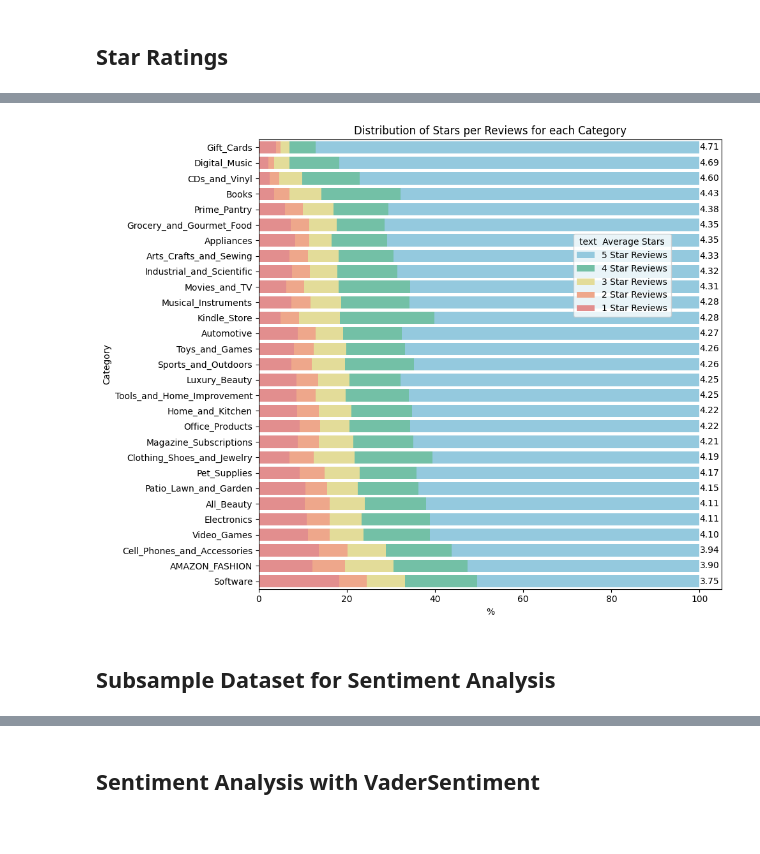
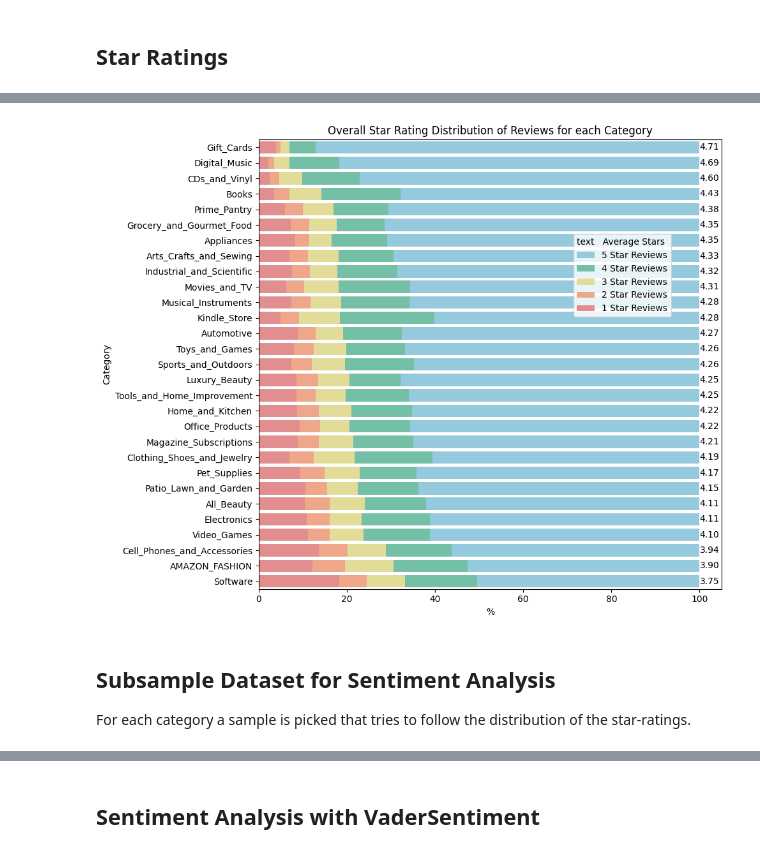
Before and after one commit to mkleinegger/amazon-reviews-sentinent-analysis, a Jupyter notebook: question1.ipynb, the cells around one changed output, grey strips where cells are left out. Drawn from its saved outputs; the diff is of its cells as text; code cells hidden in the pictures.

```diff
--- a/question1.ipynb
+++ b/question1.ipynb
@@ -6,13 +6,10 @@ import pandas as pd
 import numpy as np
 import seaborn as sns
 import matplotlib.pyplot as plt
-import warnings
+from pyspark.sql.functions import udf, count, col, coalesce, lit, avg
+from pyspark.sql.types import StringType, DoubleType
 from vaderSentiment.vaderSentiment import SentimentIntensityAnalyzer # Not in Requirements, poetry add vaderSentiment
 
-# data = ps.read_parquet('/data/data.parquet', index_col=['reviewerID', 'asin'])
-#data_sample = data.sample(frac=0.0001, random_state=42)
-#print(data_sample.shape)
-#data_sample.to_parquet('/data/data_sample.parquet', index_col=['reviewerID', 'asin'])
-
-data = ps.read_parquet('/data/data_sample.parquet', index_col=['reviewerID', 'asin'])
+data = ps.read_parquet('/data/data.parquet', index_col=['reviewerID', 'asin'])
+# data = ps.read_parquet('/data/data_sample.parquet', index_col=['reviewerID', 'asin'])
 # %% [output]
@@ -36,6 +24,10 @@ data_not_verified = data[data['verified'] == False]
 # %% [markdown]
 ## Star Ratings
 # %%
+##
+## Groups by Category and counts the number of ratings per Star Rating
+## Returned Columns: 'category', 'stars_1', 'stars_2', 'stars_3', 'stars_4', 'stars_5', 'number_of_reviews', 'average_rating'
+##
 def reduce_to_cat_stars(data):
     long_df = data.groupby(['category', 'overall']).size().reset_index(name='count')
     wide_df = long_df.pivot(index='category', columns='overall', values='count')
@@ -44,11 +36,11 @@ def reduce_to_cat_stars(data):
 
     df_cat_stars = wide_df.reset_index()
     df_cat_stars = df_cat_stars.sort_values(by=['category']).reset_index(drop=True)
-    df_cat_stars = df_cat_stars.assign(number_of_ratings=lambda x: x['stars_1'] + x['stars_2'] + x['stars_3'] + x['stars_4'] + x['stars_5'])
-    df_cat_stars = df_cat_stars.assign(average_rating=lambda x: (x['stars_1'] + x['stars_2']*2 + x['stars_3']*3 + x['stars_4']*4 + x['stars_5']*5) / x['number_of_ratings'])
+    df_cat_stars = df_cat_stars.assign(number_of_reviews=lambda x: x['stars_1'] + x['stars_2'] + x['stars_3'] + x['stars_4'] + x['stars_5'])
+    df_cat_stars = df_cat_stars.assign(average_rating=lambda x: (x['stars_1'] + x['stars_2']*2 + x['stars_3']*3 + x['stars_4']*4 + x['stars_5']*5) / x['number_of_reviews'])
 
     return df_cat_stars
 
 data_cat_stars = reduce_to_cat_stars(data_verified)
-ver_cat_stars = reduce_to_cat_stars(data_verified)
-notver_cat_stars = reduce_to_cat_stars(data_not_verified)
+# ver_cat_stars = reduce_to_cat_stars(data_verified)
+# notver_cat_stars = reduce_to_cat_stars(data_not_verified)
@@ -68,36 +62,37 @@ def plot_cat_stars(df_cat_stars):
 
     # Pastel-toned colors
     pastel_palette = ["#87CEEB", "#66CDAA", "#F0E68C", "#FFA07A", "#F08080"]
 
     # Plotting the stacked horizontal bar plot with pastel-toned colors
     plt.figure(figsize=(10, 8))
     ax1 = sns.barplot(x='stars_5', y='category', data=pd_com_df_cat_stars, orient='h', color=pastel_palette[0], label='5 Star Reviews')
     sns.barplot(x='stars_4', y='category', data=pd_com_df_cat_stars, orient='h', color=pastel_palette[1], label='4 Star Reviews')
     sns.barplot(x='stars_3', y='category', data=pd_com_df_cat_stars, orient='h', color=pastel_palette[2], label='3 Star Reviews')
     sns.barplot(x='stars_2', y='category', data=pd_com_df_cat_stars, orient='h', color=pastel_palette[3], label='2 Star Reviews')
     sns.barplot(x='stars_1', y='category', data=pd_com_df_cat_stars, orient='h', color=pastel_palette[4], label='1 Star Reviews')
 
     # Annotate each bar with the corresponding average rating value
     for i, row in pd_com_df_cat_stars.iterrows():
         ax1.text(row['stars_5'], i, f'{row["average_rating"]:.2f}', ha='left', va='center', color='black')
 
     # Customize plot labels and title
     ax1.set_xlabel('%')
     ax1.set_ylabel('Category')
-    ax1.set_title('Distribution of Stars per Reviews for each Category')
+    ax1.set_title('Overall Star Rating Distribution of Reviews for each Category')
 
     # Tight layout and legend
     plt.tight_layout()
-    plt.legend(bbox_to_anchor=(0.9, 0.8), title='text  Average Stars')
+    plt.legend(bbox_to_anchor=(0.9, 0.8), title='text   Average Stars', alignment='left')
 
     # Show the plot
     plt.show()
 
 plot_cat_stars(data_cat_stars)
 # plot_cat_stars(ver_cat_stars)
 # plot_cat_stars(notver_cat_stars)
 # %% [output]
-[figure, old version]
+[figure, new version]
-# %% [markdown]
-## Subsample Dataset for Sentiment Analysis
+# %% [markdown]
+## Subsample Dataset for Sentiment Analysis
+For each category a sample is picked that tries to follow the distribution of the star-ratings.
 # %%
```
Also changed, not shown: parts of 6 cells of this notebook, 1 other file.
